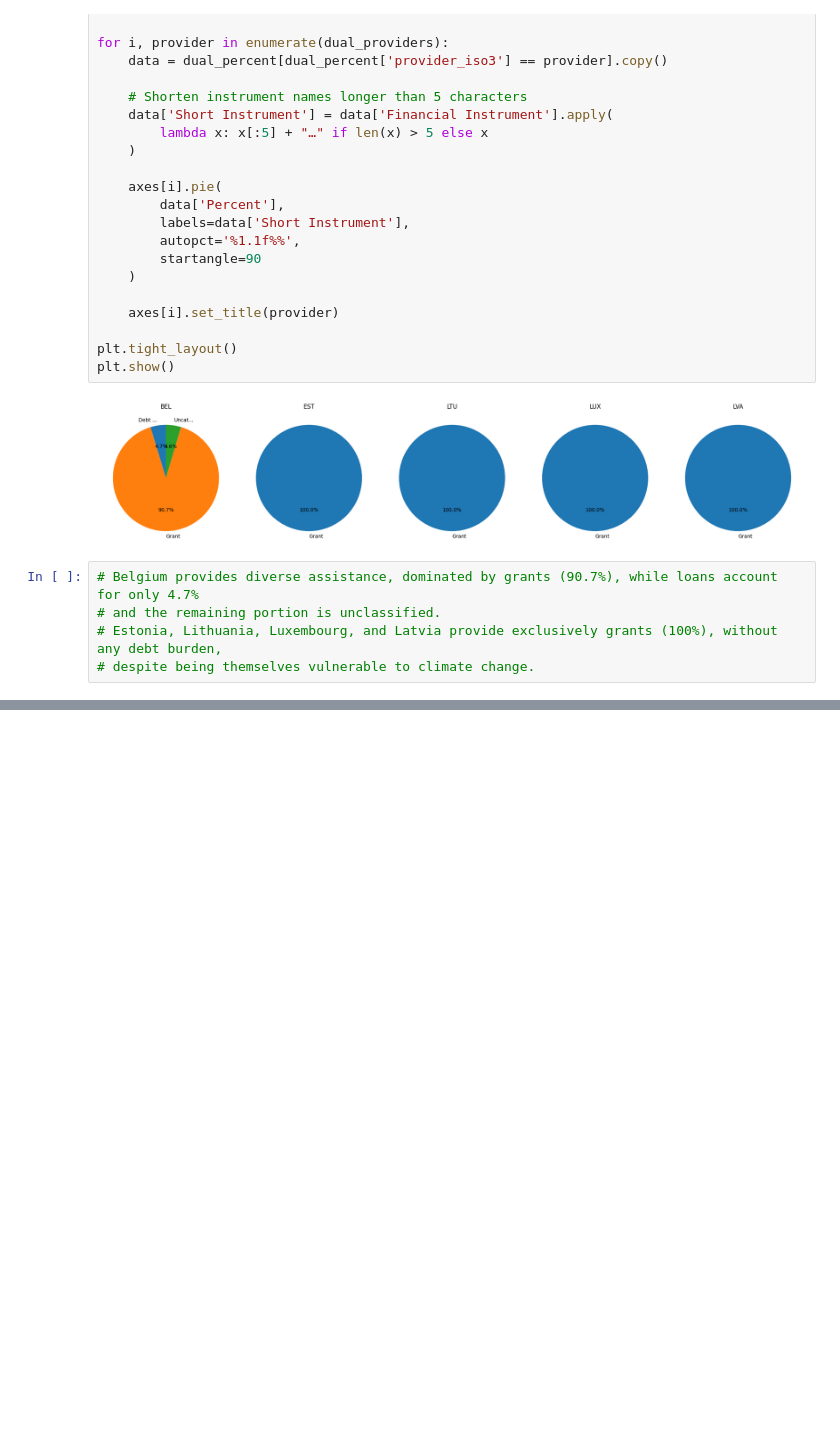
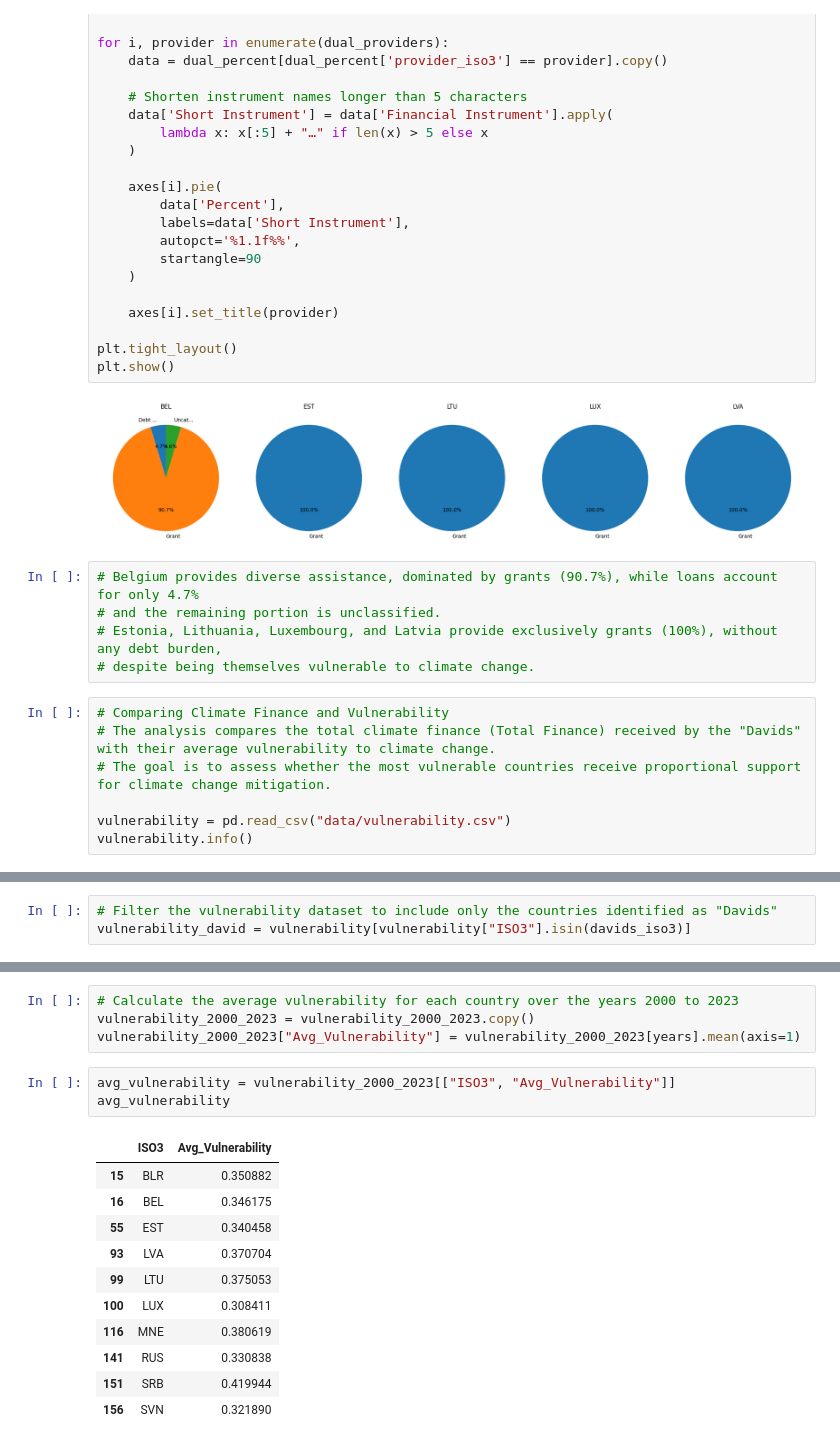
Before and after one commit to tince250/climate-change-ds, a Jupyter notebook: q5-assistance-mitigation.ipynb, the cells around one changed output, grey strips where cells are left out. Drawn from its saved outputs; the diff is of its cells as text; blank space fills up the shorter version.

```diff
--- a/q5-assistance-mitigation.ipynb
+++ b/q5-assistance-mitigation.ipynb
@@ -425,3 +426,10 @@ plt.show()
 # and the remaining portion is unclassified.
 # Estonia, Lithuania, Luxembourg, and Latvia provide exclusively grants (100%), without any debt burden,
 # despite being themselves vulnerable to climate change.
+# %%
+# Comparing Climate Finance and Vulnerability
+# The analysis compares the total climate finance (Total Finance) received by the "Davids" with their average vulnerability to climate change.
+# The goal is to assess whether the most vulnerable countries receive proportional support for climate change mitigation.
+
+vulnerability = pd.read_csv("data/vulnerability.csv")
+vulnerability.info()
@@ -427,0 +454,3 @@ plt.show()
+# %%
+# Filter the vulnerability dataset to include only the countries identified as "Davids"
+vulnerability_david = vulnerability[vulnerability["ISO3"].isin(davids_iso3)]
@@ -427,0 +483,19 @@ plt.show()
+# %%
+# Calculate the average vulnerability for each country over the years 2000 to 2023
+vulnerability_2000_2023 = vulnerability_2000_2023.copy()
+vulnerability_2000_2023["Avg_Vulnerability"] = vulnerability_2000_2023[years].mean(axis=1)
+# %%
+avg_vulnerability = vulnerability_2000_2023[["ISO3", "Avg_Vulnerability"]]
+avg_vulnerability
+# %% [output]
+|  | ISO3 | Avg_Vulnerability |
+| 15 | BLR | 0.350882 |
+| 16 | BEL | 0.346175 |
+| 55 | EST | 0.340458 |
+| 93 | LVA | 0.370704 |
+| 99 | LTU | 0.375053 |
+| 100 | LUX | 0.308411 |
+| 116 | MNE | 0.380619 |
+| 141 | RUS | 0.330838 |
+| 151 | SRB | 0.419944 |
+| 156 | SVN | 0.321890 |
```
Also changed, not shown: parts of 11 cells of this notebook.
